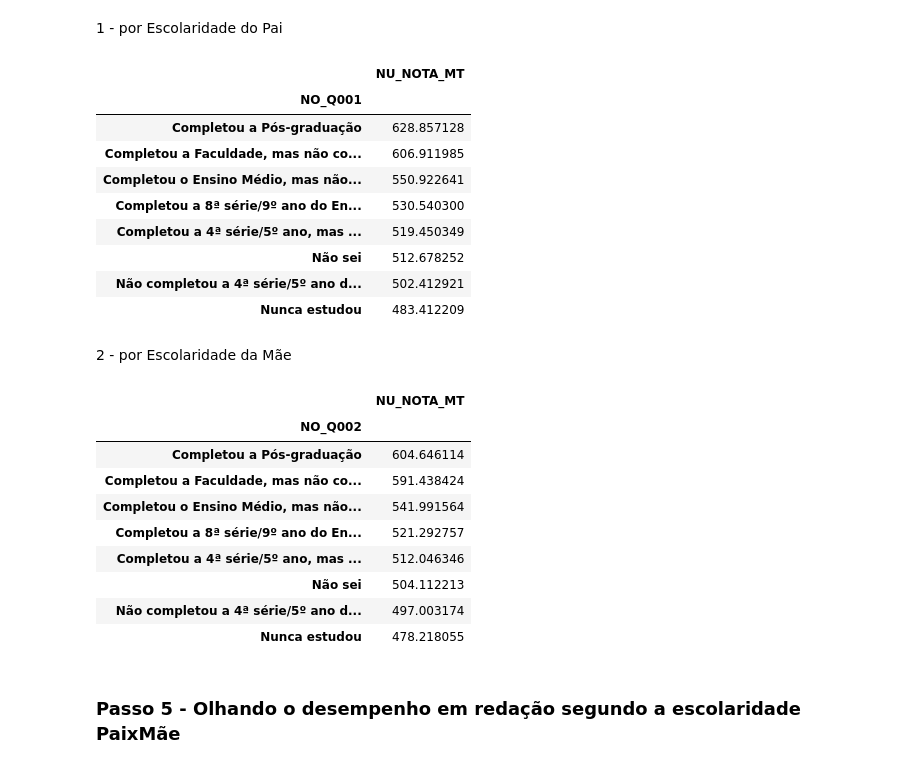
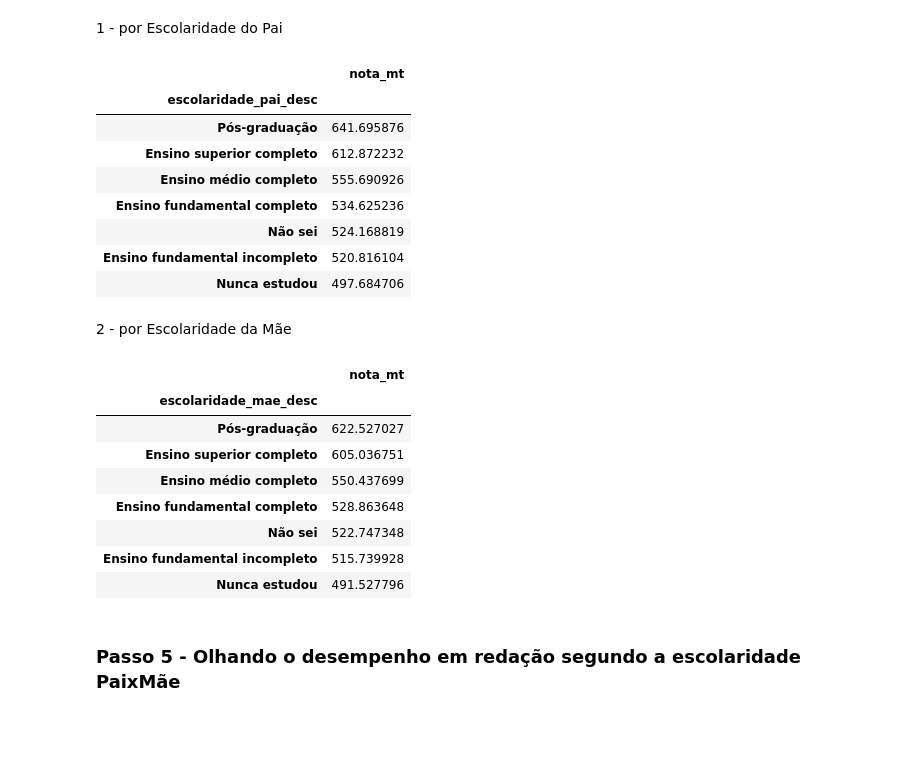
Before and after one commit to Munnizdev/Python-data-exercise, a Jupyter notebook: notebooks/análise indicadores socioeconômicos ENEM.ipynb, the cells around one changed output. Drawn from its saved outputs; the diff is of its cells as text; code cells hidden in the pictures; blank space fills up the shorter version.

```diff
--- a/notebooks/análise indicadores socioeconômicos ENEM.ipynb
+++ b/notebooks/análise indicadores socioeconômicos ENEM.ipynb
@@ -60 +175,11 @@ colunasSelecionadas = ['NU_INSCRICAO',
+# %%
+colunasSelecionadas = [
+    'inscricao', # Identificador único do participante
+    'nota_mt', # Nota da prova de Matemática
+    'nota_redacao', # Nota da Redação
+    'escolaridade_pai', # Questão 1 - Até que série seu pai, ou o homem responsável por você, estudou?
+    'escolaridade_mae', # Questão 2 - Até que série sua mãe, ou a mulher responsável por você, estudou?
+    'escolaridade_pai_desc', # Descrição da escolaridade do pai
+    'escolaridade_mae_desc', # Descrição da escolaridade da mãe
+]
 # %% [markdown]
@@ -62,5 +187,5 @@ Criamos um novo DataFrame apenas com os dados que serão analisados:
 # %%
-microdadosEnemSelecionado = microdadosEnem.filter(items=colunasSelecionadas)
+microdadosEnemSelecionado = clean_microdados.filter(items=colunasSelecionadas)
 # %% [markdown]
 Visualizar a cabeça (head) do DataFrame:
 # %%
@@ -130,2 +271,0 @@ Inserido coluna NO_Q001:
-# %%
-microdadosEnemSelecionado['NO_Q001'] = [q001e002Dicionario[resp] for resp in microdadosEnemSelecionado.Q001]
@@ -143,2 +271,0 @@ Inserido coluna NO_Q002:
-# %%
-microdadosEnemSelecionado['NO_Q002'] = [q001e002Dicionario[resp] for resp in microdadosEnemSelecionado.Q002]
@@ -194,33 +308,31 @@ microdadosEnemSelecionado.filter(items=['NU_INSCRICAO','NO_Q002']).groupby('NO_Q
 # %% [markdown]
 1 - por Escolaridade do Pai
 # %%
-microdadosEnemSelecionado.filter(items=['NU_NOTA_MT','NO_Q001']).groupby('NO_Q001').mean().sort_values(by='NU_NOTA_MT', ascending=False)
+microdadosEnemSelecionado.filter(items=['nota_mt','escolaridade_pai_desc']).groupby('escolaridade_pai_desc').mean().sort_values(by='nota_mt', ascending=False)
 # %% [output]
-|  | NU_NOTA_MT |
-| NO_Q001 |  |
-| Completou a Pós-graduação | 628.857128 |
-| Completou a Faculdade, mas não co... | 606.911985 |
-| Completou o Ensino Médio, mas não... | 550.922641 |
-| Completou a 8ª série/9º ano do En... | 530.540300 |
-| Completou a 4ª série/5º ano, mas ... | 519.450349 |
-| Não sei | 512.678252 |
-| Não completou a 4ª série/5º ano d... | 502.412921 |
-| Nunca estudou | 483.412209 |
+|  | nota_mt |
+| escolaridade_pai_desc |  |
+| Pós-graduação | 641.695876 |
+| Ensino superior completo | 612.872232 |
+| Ensino médio completo | 555.690926 |
+| Ensino fundamental completo | 534.625236 |
+| Não sei | 524.168819 |
+| Ensino fundamental incompleto | 520.816104 |
+| Nunca estudou | 497.684706 |
 # %% [markdown]
 2 - por Escolaridade da Mãe
 # %%
-microdadosEnemSelecionado.filter(items=['NU_NOTA_MT','NO_Q002']).groupby('NO_Q002').mean().sort_values(by='NU_NOTA_MT', ascending=False)
+microdadosEnemSelecionado.filter(items=['nota_mt','escolaridade_mae_desc']).groupby('escolaridade_mae_desc').mean().sort_values(by='nota_mt', ascending=False)
 # %% [output]
-|  | NU_NOTA_MT |
-| NO_Q002 |  |
-| Completou a Pós-graduação | 604.646114 |
-| Completou a Faculdade, mas não co... | 591.438424 |
-| Completou o Ensino Médio, mas não... | 541.991564 |
-| Completou a 8ª série/9º ano do En... | 521.292757 |
-| Completou a 4ª série/5º ano, mas ... | 512.046346 |
-| Não sei | 504.112213 |
-| Não completou a 4ª série/5º ano d... | 497.003174 |
-| Nunca estudou | 478.218055 |
+|  | nota_mt |
+| escolaridade_mae_desc |  |
+| Pós-graduação | 622.527027 |
+| Ensino superior completo | 605.036751 |
+| Ensino médio completo | 550.437699 |
+| Ensino fundamental completo | 528.863648 |
+| Não sei | 522.747348 |
+| Ensino fundamental incompleto | 515.739928 |
+| Nunca estudou | 491.527796 |
 # %% [markdown]
 ### Passo 5 - Olhando o desempenho em redação segundo a escolaridade PaixMãe
 # %% [markdown]
```
Also changed, not shown: parts of 65 cells of this notebook.
